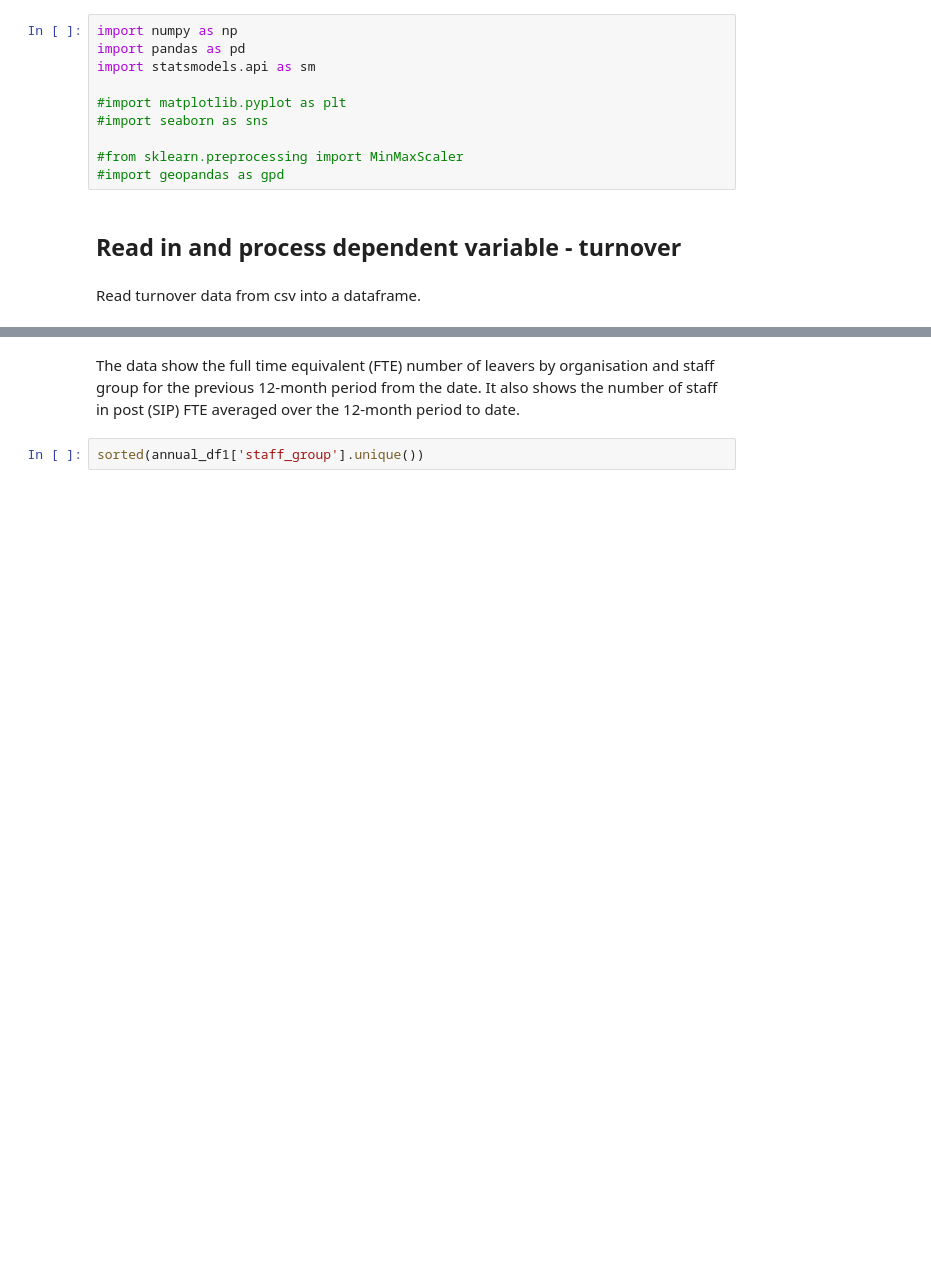
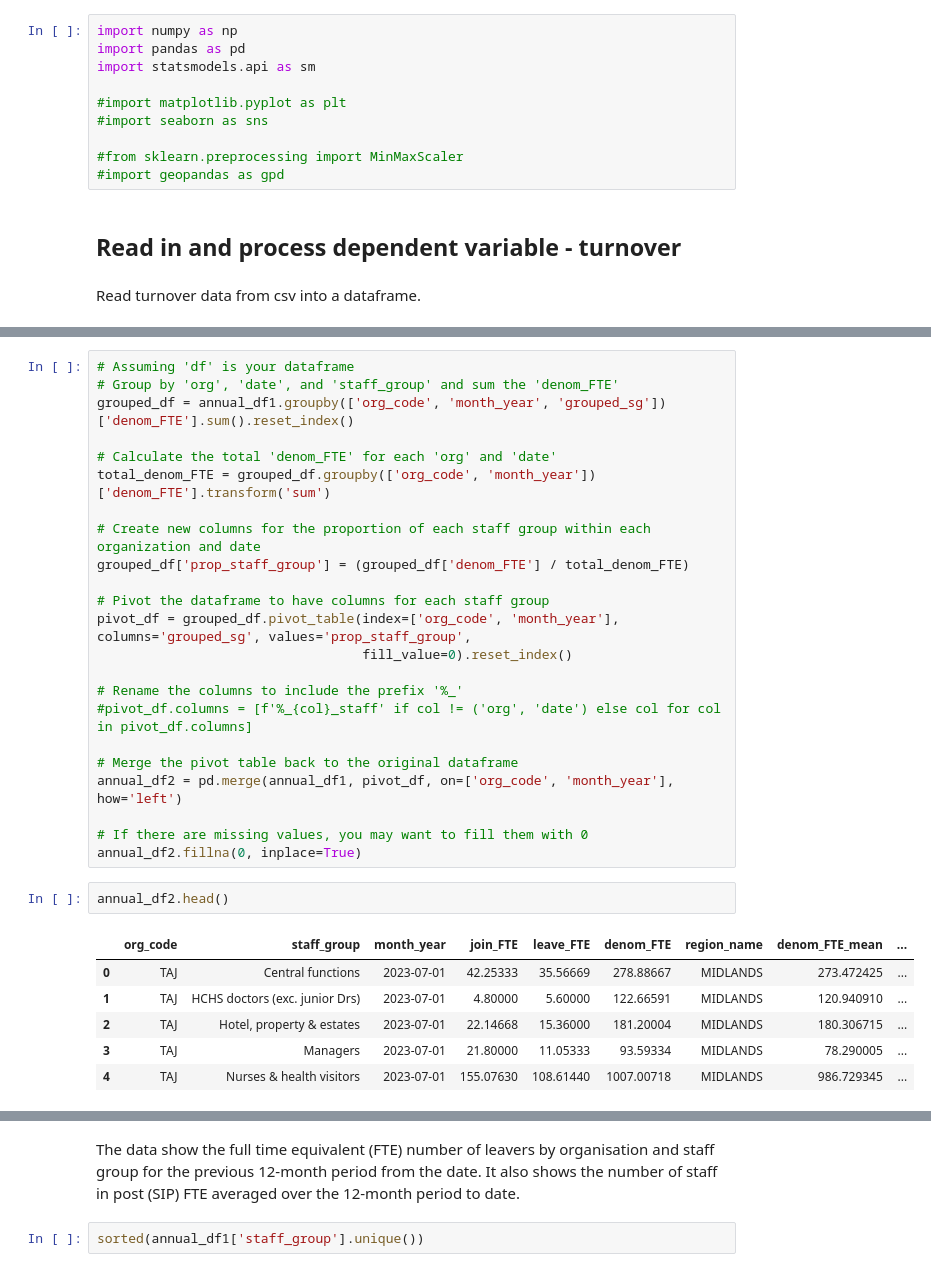
Before and after one commit to marierrogers/HSMAproject2023, a Jupyter notebook: 02_scripts/data_processing_for_model.ipynb, the cells around one changed output, grey strips where cells are left out. Cells and saved outputs as stored; diff of their text form; blank space fills up the shorter version.

```diff
--- a/02_scripts/data_processing_for_model.ipynb
+++ b/02_scripts/data_processing_for_model.ipynb
@@ -112,0 +86,32 @@ annual_df1.head()
+# %%
+# Assuming 'df' is your dataframe
+# Group by 'org', 'date', and 'staff_group' and sum the 'denom_FTE'
+grouped_df = annual_df1.groupby(['org_code', 'month_year', 'grouped_sg'])['denom_FTE'].sum().reset_index()
+
+# Calculate the total 'denom_FTE' for each 'org' and 'date'
+total_denom_FTE = grouped_df.groupby(['org_code', 'month_year'])['denom_FTE'].transform('sum')
+
+# Create new columns for the proportion of each staff group within each organization and date
+grouped_df['prop_staff_group'] = (grouped_df['denom_FTE'] / total_denom_FTE)
+
+# Pivot the dataframe to have columns for each staff group
+pivot_df = grouped_df.pivot_table(index=['org_code', 'month_year'], columns='grouped_sg', values='prop_staff_group',
+                                  fill_value=0).reset_index()
+
+# Rename the columns to include the prefix '%_'
+#pivot_df.columns = [f'%_{col}_staff' if col != ('org', 'date') else col for col in pivot_df.columns]
+
+# Merge the pivot table back to the original dataframe
+annual_df2 = pd.merge(annual_df1, pivot_df, on=['org_code', 'month_year'], how='left')
+
+# If there are missing values, you may want to fill them with 0
+annual_df2.fillna(0, inplace=True)
+# %%
+annual_df2.head()
+# %% [output]
+|  | org_code | staff_group | month_year | join_FTE | leave_FTE | denom_FTE | region_name | denom_FTE_mean | ... |
+| 0 | TAJ | Central functions | 2023-07-01 | 42.25333 | 35.56669 | 278.88667 | MIDLANDS | 273.472425 | ... |
+| 1 | TAJ | HCHS doctors (exc. junior Drs) | 2023-07-01 | 4.80000 | 5.60000 | 122.66591 | MIDLANDS | 120.940910 | ... |
+| 2 | TAJ | Hotel, property & estates | 2023-07-01 | 22.14668 | 15.36000 | 181.20004 | MIDLANDS | 180.306715 | ... |
+| 3 | TAJ | Managers | 2023-07-01 | 21.80000 | 11.05333 | 93.59334 | MIDLANDS | 78.290005 | ... |
+| 4 | TAJ | Nurses & health visitors | 2023-07-01 | 155.07630 | 108.61440 | 1007.00718 | MIDLANDS | 986.729345 | ... |
```
Also changed, not shown: parts of 47 cells of this notebook, 6 other files.
